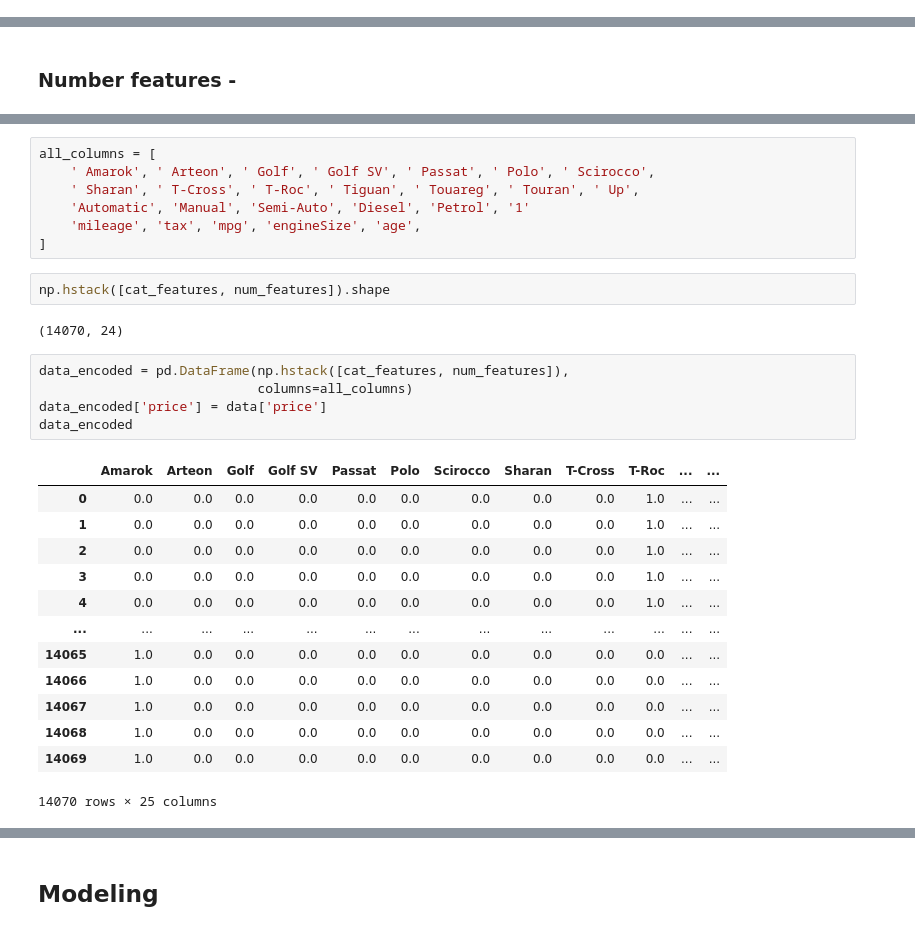
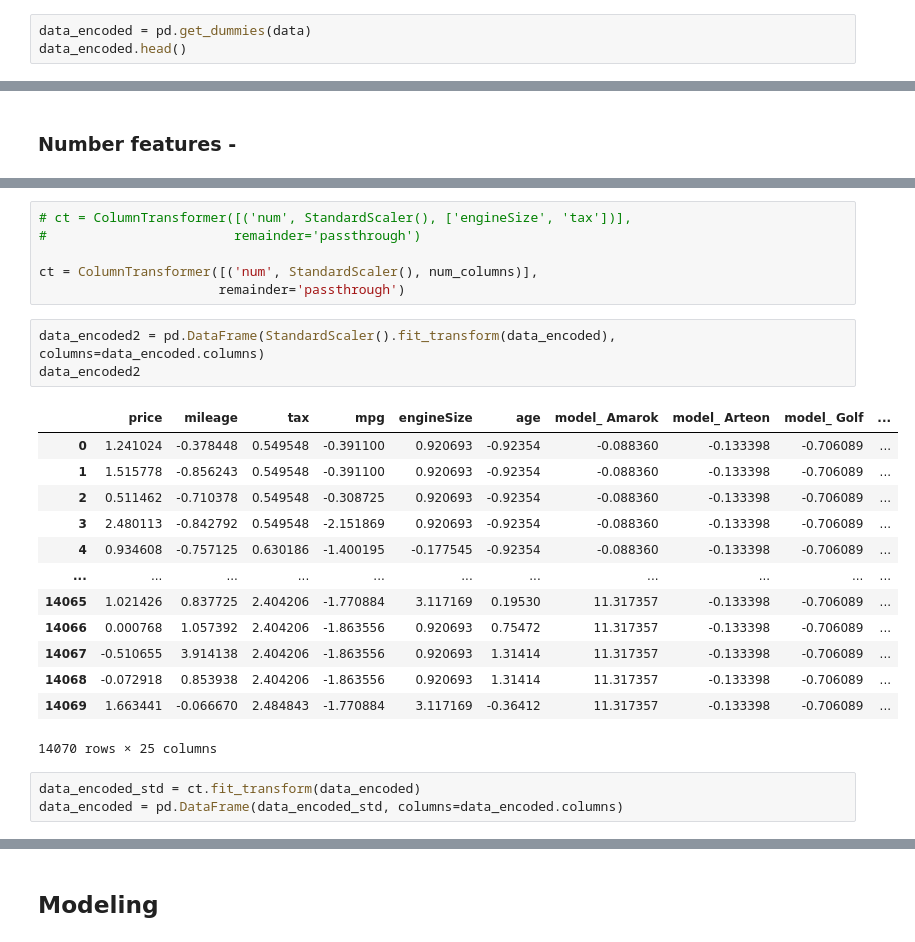
Before and after one commit to kai2128/DM_Assignment, a Jupyter notebook: code.ipynb, the cells around one changed output, grey strips where cells are left out. Cells and saved outputs as stored; diff of their text form.

```diff
--- a/code.ipynb
+++ b/code.ipynb
@@ -383,0 +361,3 @@ oneHotEncoder.categories_
+# %%
+data_encoded = pd.get_dummies(data)
+data_encoded.head()
@@ -401,30 +379,26 @@ array([[-0.37844843,  0.54954842, -0.39109974,  0.92069343, -0.92353988],
-# %%
-all_columns = [
-    ' Amarok', ' Arteon', ' Golf', ' Golf SV', ' Passat', ' Polo', ' Scirocco',
-    ' Sharan', ' T-Cross', ' T-Roc', ' Tiguan', ' Touareg', ' Touran', ' Up',
-    'Automatic', 'Manual', 'Semi-Auto', 'Diesel', 'Petrol', '1'
-    'mileage', 'tax', 'mpg', 'engineSize', 'age',
-]
-# %%
-np.hstack([cat_features, num_features]).shape
-# %% [output]
-(14070, 24)
-# %%
-data_encoded = pd.DataFrame(np.hstack([cat_features, num_features]),
-                            columns=all_columns)
-data_encoded['price'] = data['price']
-data_encoded
-# %% [output]
-|  | Amarok | Arteon | Golf | Golf SV | Passat | Polo | Scirocco | Sharan | T-Cross | T-Roc | ... | ... |
-| 0 | 0.0 | 0.0 | 0.0 | 0.0 | 0.0 | 0.0 | 0.0 | 0.0 | 0.0 | 1.0 | ... | ... |
-| 1 | 0.0 | 0.0 | 0.0 | 0.0 | 0.0 | 0.0 | 0.0 | 0.0 | 0.0 | 1.0 | ... | ... |
-| 2 | 0.0 | 0.0 | 0.0 | 0.0 | 0.0 | 0.0 | 0.0 | 0.0 | 0.0 | 1.0 | ... | ... |
-| 3 | 0.0 | 0.0 | 0.0 | 0.0 | 0.0 | 0.0 | 0.0 | 0.0 | 0.0 | 1.0 | ... | ... |
-| 4 | 0.0 | 0.0 | 0.0 | 0.0 | 0.0 | 0.0 | 0.0 | 0.0 | 0.0 | 1.0 | ... | ... |
-| ... | ... | ... | ... | ... | ... | ... | ... | ... | ... | ... | ... | ... |
-| 14065 | 1.0 | 0.0 | 0.0 | 0.0 | 0.0 | 0.0 | 0.0 | 0.0 | 0.0 | 0.0 | ... | ... |
-| 14066 | 1.0 | 0.0 | 0.0 | 0.0 | 0.0 | 0.0 | 0.0 | 0.0 | 0.0 | 0.0 | ... | ... |
-| 14067 | 1.0 | 0.0 | 0.0 | 0.0 | 0.0 | 0.0 | 0.0 | 0.0 | 0.0 | 0.0 | ... | ... |
-| 14068 | 1.0 | 0.0 | 0.0 | 0.0 | 0.0 | 0.0 | 0.0 | 0.0 | 0.0 | 0.0 | ... | ... |
-| 14069 | 1.0 | 0.0 | 0.0 | 0.0 | 0.0 | 0.0 | 0.0 | 0.0 | 0.0 | 0.0 | ... | ... |
-14070 rows × 25 columns
+# %%
+# ct = ColumnTransformer([('num', StandardScaler(), ['engineSize', 'tax'])],
+#                        remainder='passthrough')
+
+ct = ColumnTransformer([('num', StandardScaler(), num_columns)],
+                       remainder='passthrough')
+# %%
+data_encoded2 = pd.DataFrame(StandardScaler().fit_transform(data_encoded), columns=data_encoded.columns)
+data_encoded2
+# %% [output]
+|  | price | mileage | tax | mpg | engineSize | age | model_ Amarok | model_ Arteon | model_ Golf | ... |
+| 0 | 1.241024 | -0.378448 | 0.549548 | -0.391100 | 0.920693 | -0.92354 | -0.088360 | -0.133398 | -0.706089 | ... |
+| 1 | 1.515778 | -0.856243 | 0.549548 | -0.391100 | 0.920693 | -0.92354 | -0.088360 | -0.133398 | -0.706089 | ... |
+| 2 | 0.511462 | -0.710378 | 0.549548 | -0.308725 | 0.920693 | -0.92354 | -0.088360 | -0.133398 | -0.706089 | ... |
+| 3 | 2.480113 | -0.842792 | 0.549548 | -2.151869 | 0.920693 | -0.92354 | -0.088360 | -0.133398 | -0.706089 | ... |
+| 4 | 0.934608 | -0.757125 | 0.630186 | -1.400195 | -0.177545 | -0.92354 | -0.088360 | -0.133398 | -0.706089 | ... |
+| ... | ... | ... | ... | ... | ... | ... | ... | ... | ... | ... |
+| 14065 | 1.021426 | 0.837725 | 2.404206 | -1.770884 | 3.117169 | 0.19530 | 11.317357 | -0.133398 | -0.706089 | ... |
+| 14066 | 0.000768 | 1.057392 | 2.404206 | -1.863556 | 0.920693 | 0.75472 | 11.317357 | -0.133398 | -0.706089 | ... |
+| 14067 | -0.510655 | 3.914138 | 2.404206 | -1.863556 | 0.920693 | 1.31414 | 11.317357 | -0.133398 | -0.706089 | ... |
+| 14068 | -0.072918 | 0.853938 | 2.404206 | -1.863556 | 0.920693 | 1.31414 | 11.317357 | -0.133398 | -0.706089 | ... |
+| 14069 | 1.663441 | -0.066670 | 2.484843 | -1.770884 | 3.117169 | -0.36412 | 11.317357 | -0.133398 | -0.706089 | ... |
+14070 rows × 25 columns
+# %%
+data_encoded_std = ct.fit_transform(data_encoded)
+data_encoded = pd.DataFrame(data_encoded_std, columns=data_encoded.columns)
```
Also changed, not shown: parts of 21 cells of this notebook, 6 other files.
